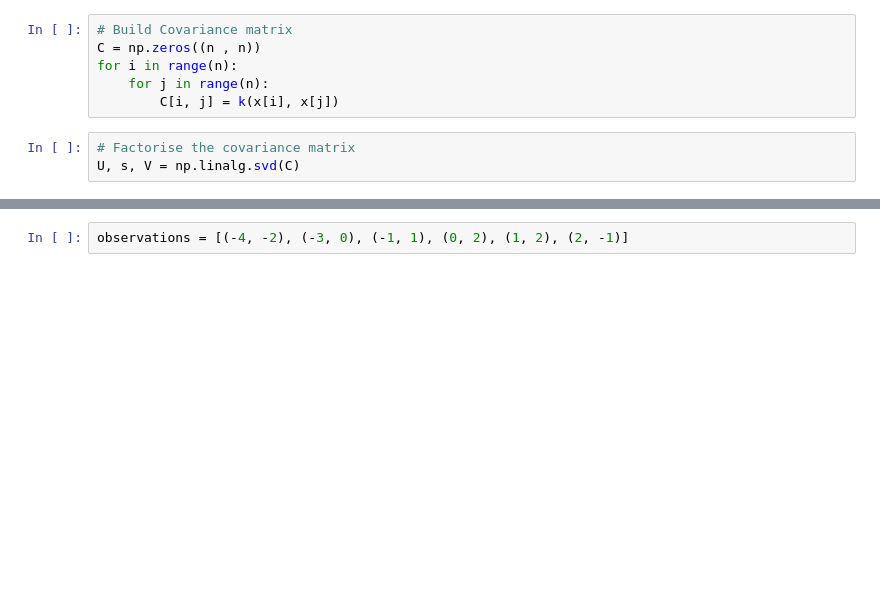
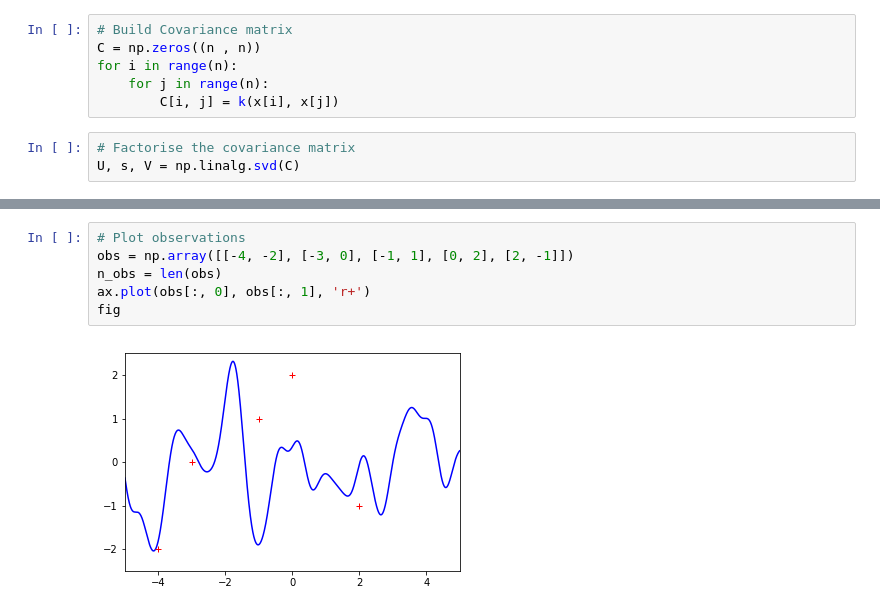
Before and after one commit to michaeloneill/GaussianProcesses, a Jupyter notebook: Gaussian Processes - Regression.ipynb, the cells around one changed output, grey strips where cells are left out. Saved outputs shown, nothing was run; the diff lists cells and outputs as text; blank space fills up the shorter version.

```diff
--- a/Gaussian Processes - Regression.ipynb
+++ b/Gaussian Processes - Regression.ipynb
@@ -39,2 +42,8 @@ plt.ylim(-2, 2)
 # %%
-observations = [(-4, -2), (-3, 0), (-1, 1), (0, 2), (1, 2), (2, -1)]
+# Plot observations
+obs = np.array([[-4, -2], [-3, 0], [-1, 1], [0, 2], [2, -1]])
+n_obs = len(obs)
+ax.plot(obs[:, 0], obs[:, 1], 'r+')
+fig
+# %% [output]
+[figure, added]
```
Also changed, not shown: parts of 12 cells of this notebook.
